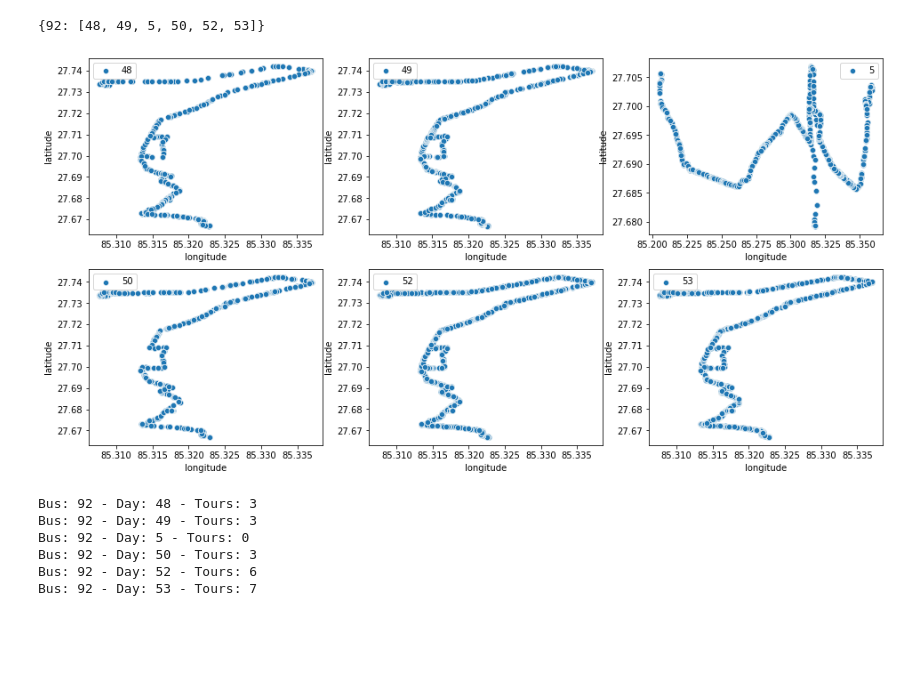
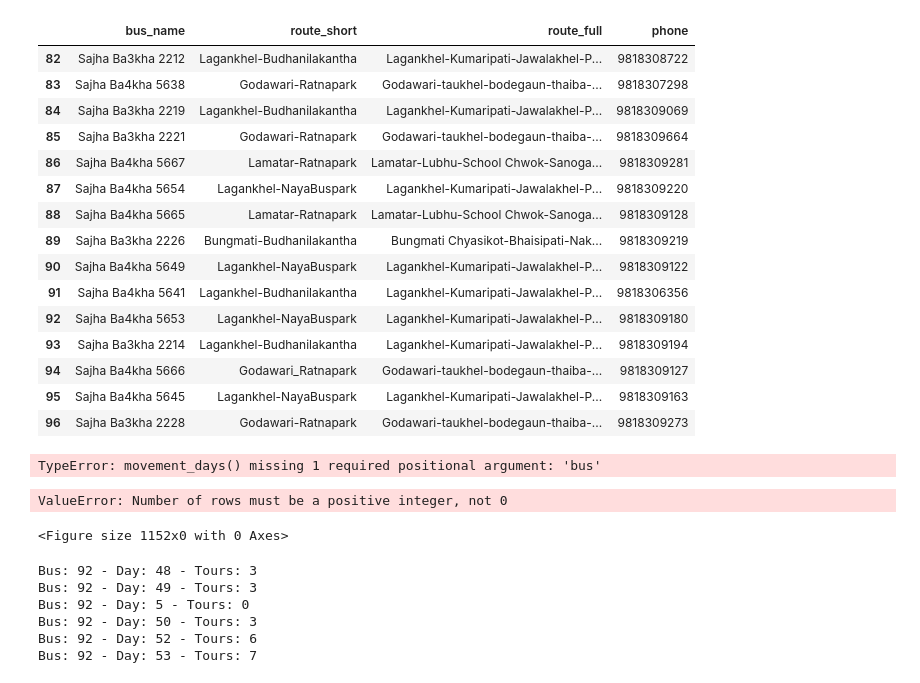
Before and after one commit to imsmritiii123/PBTanalysis, a Jupyter notebook: PBT.ipynb, the cells around one changed output. Saved outputs shown, nothing was run; the diff lists cells and outputs as text; code cells hidden in the pictures; blank space fills up the shorter version.

```diff
--- a/PBT.ipynb
+++ b/PBT.ipynb
@@ -338,3 +374,28 @@ buses.set_index('bus_id', inplace=True)
+# %%
+buses = pd.read_json('buses.json')
+# %%
+buses_copy = buses.copy()
+# %%
+buses_copy.loc[87]['route_short'] = 'Thankot-Airport'
+# %%
+buses_copy
+# %% [output]
+|  | bus_name | route_short | route_full | phone |
+| 82 | Sajha Ba3kha 2212 | Lagankhel-Budhanilakantha | Lagankhel-Kumaripati-Jawalakhel-P... | 9818308722 |
+| 83 | Sajha Ba4kha 5638 | Godawari-Ratnapark | Godawari-taukhel-bodegaun-thaiba-... | 9818307298 |
+| 84 | Sajha Ba3kha 2219 | Lagankhel-Budhanilakantha | Lagankhel-Kumaripati-Jawalakhel-P... | 9818309069 |
+| 85 | Sajha Ba3kha 2221 | Godawari-Ratnapark | Godawari-taukhel-bodegaun-thaiba-... | 9818309664 |
+| 86 | Sajha Ba4kha 5667 | Lamatar-Ratnapark | Lamatar-Lubhu-School Chwok-Sanoga... | 9818309281 |
+| 87 | Sajha Ba4kha 5654 | Lagankhel-NayaBuspark | Lagankhel-Kumaripati-Jawalakhel-P... | 9818309220 |
+| 88 | Sajha Ba4kha 5665 | Lamatar-Ratnapark | Lamatar-Lubhu-School Chwok-Sanoga... | 9818309128 |
+| 89 | Sajha Ba3kha 2226 | Bungmati-Budhanilakantha | Bungmati Chyasikot-Bhaisipati-Nak... | 9818309219 |
+| 90 | Sajha Ba4kha 5649 | Lagankhel-NayaBuspark | Lagankhel-Kumaripati-Jawalakhel-P... | 9818309122 |
+| 91 | Sajha Ba4kha 5641 | Lagankhel-Budhanilakantha | Lagankhel-Kumaripati-Jawalakhel-P... | 9818306356 |
+| 92 | Sajha Ba4kha 5653 | Lagankhel-NayaBuspark | Lagankhel-Kumaripati-Jawalakhel-P... | 9818309180 |
+| 93 | Sajha Ba3kha 2214 | Lagankhel-Budhanilakantha | Lagankhel-Kumaripati-Jawalakhel-P... | 9818309194 |
+| 94 | Sajha Ba4kha 5666 | Godawari_Ratnapark | Godawari-taukhel-bodegaun-thaiba-... | 9818309127 |
+| 95 | Sajha Ba4kha 5645 | Lagankhel-NayaBuspark | Lagankhel-Kumaripati-Jawalakhel-P... | 9818309163 |
+| 96 | Sajha Ba3kha 2228 | Godawari-Ratnapark | Godawari-taukhel-bodegaun-thaiba-... | 9818309273 |
 # %%
 BUS_ID = 92
 #bus = buses[buses['bus_id']==BUS_ID]
@@ -351,14 +412,15 @@ with open('./bus_station_data.json') as datafile:
     data = json.load(datafile)
 bus_stations = pd.json_normalize(data)
 bus_stations.rename(columns={'location.latitude':'latitude', 'location.longitude':'longitude'}, inplace=True)
-# %%
-bus_movement_days()
-# %% [output]
-{92: [48, 49, 5, 50, 52, 53]}
+# %%
+movement_days()
+# %% [output]
+TypeError: movement_days() missing 1 required positional argument: 'bus'
 # %%
-plot_movement(92)
+plot_movement(84)
 # %% [output]
-[figure, removed]
+ValueError: Number of rows must be a positive integer, not 0
+<Figure size 1152x0 with 0 Axes>
 # %%
 generate_training_data_for_bus(92)
 # %% [output]
```
Also changed, not shown: parts of 11 cells of this notebook, 7 other files.
